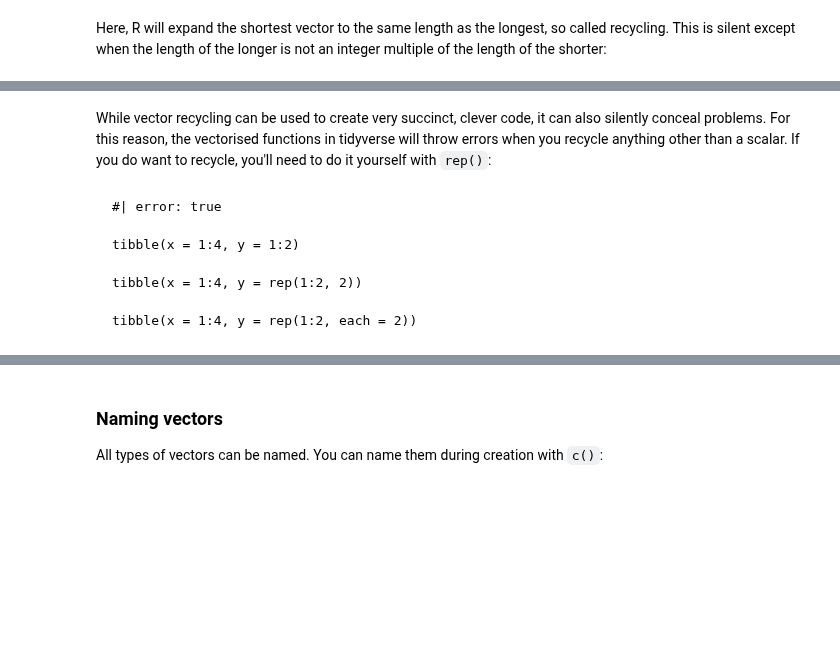
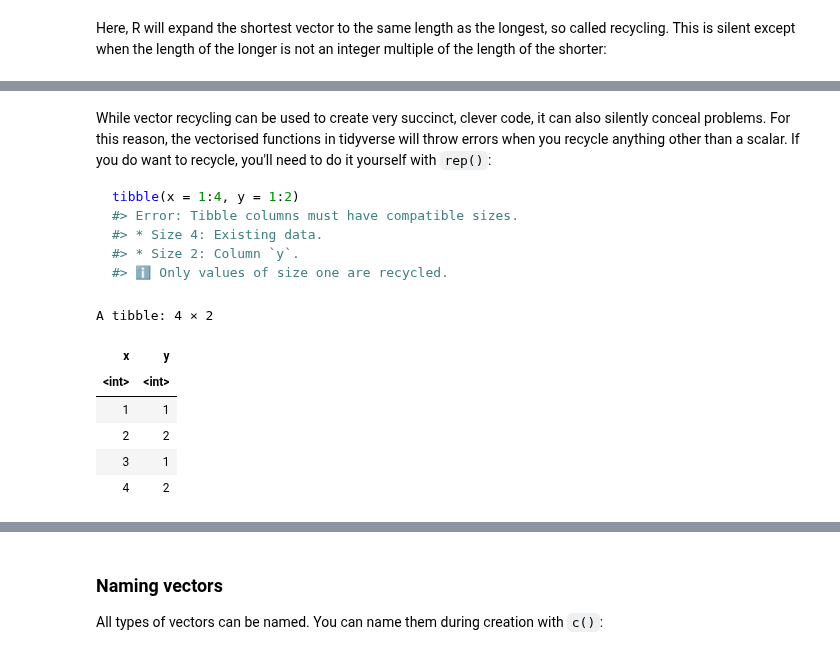
Before and after one commit to fralfaro/r4ds-book, a Jupyter notebook: docs/20_vectors.ipynb, the cells around one changed output, grey strips where cells are left out. Cells and saved outputs as stored; diff of their text form; code cells hidden in the pictures; blank space fills up the shorter version.

````diff
--- a/docs/20_vectors.ipynb
+++ b/docs/20_vectors.ipynb
@@ -343,14 +352,21 @@ This is silent except when the length of the longer is not an integer multiple o
 While vector recycling can be used to create very succinct, clever code, it can also silently conceal problems.
 For this reason, the vectorised functions in tidyverse will throw errors when you recycle anything other than a scalar.
 If you do want to recycle, you'll need to do it yourself with `rep()`:
+
+```r
+tibble(x = 1:4, y = 1:2)
+#> Error: Tibble columns must have compatible sizes.
+#> * Size 4: Existing data.
+#> * Size 2: Column `y`.
+#> ℹ Only values of size one are recycled.
+```
-# %% [markdown]
-
-```{r}
-#| error: true
-
-tibble(x = 1:4, y = 1:2)
-
-tibble(x = 1:4, y = rep(1:2, 2))
-
-tibble(x = 1:4, y = rep(1:2, each = 2))
-```
+# %%
+tibble(x = 1:4, y = rep(1:2, 2))
+# %% [output]
+A tibble: 4 × 2
+| x | y |
+| <int> | <int> |
+| 1 | 1 |
+| 2 | 2 |
+| 3 | 1 |
+| 4 | 2 |
````
Also changed, not shown: parts of 110 cells of this notebook.
